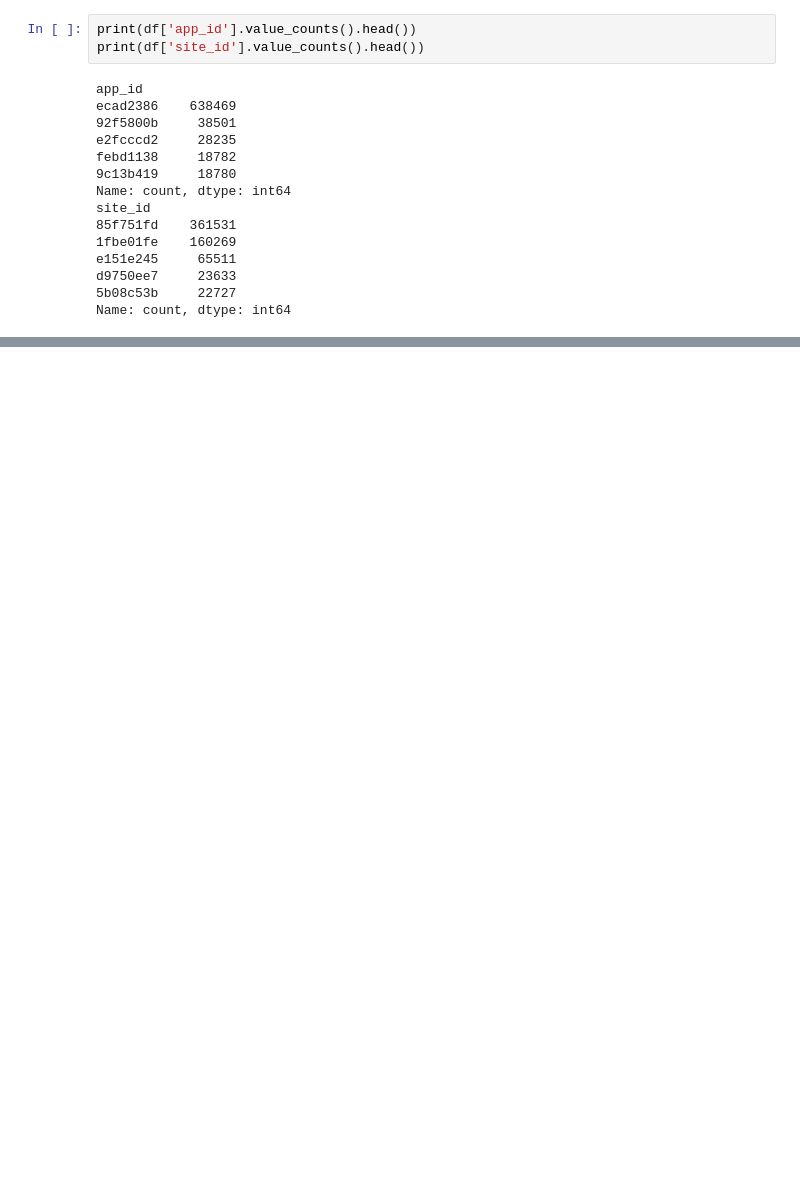
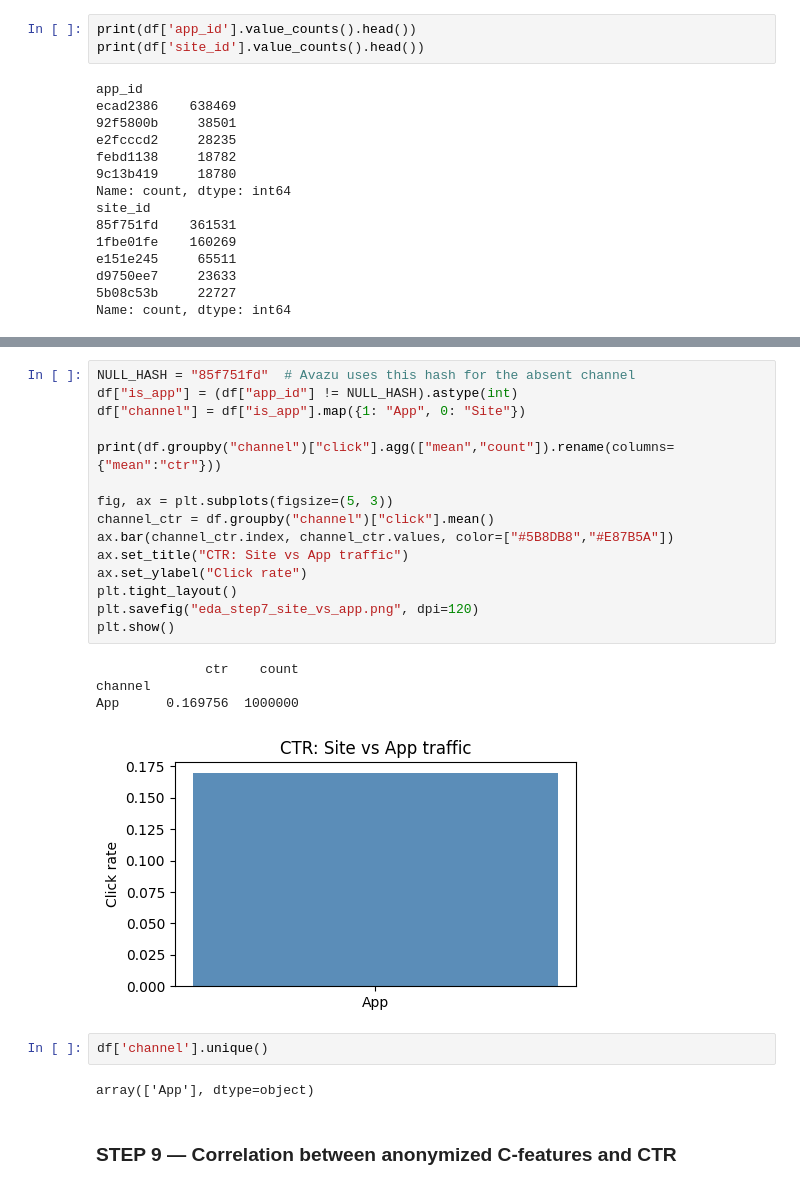
Before and after one commit to srinijamadireddy19/Click-Through-Rate-Prediction, a Jupyter notebook: ctr-prediction.ipynb, the cells around one changed output, grey strips where cells are left out. Cells and saved outputs as stored; diff of their text form; blank space fills up the shorter version.

```diff
--- a/ctr-prediction.ipynb
+++ b/ctr-prediction.ipynb
@@ -329,0 +328,26 @@ df.head()
+# %%
+NULL_HASH = "85f751fd"  # Avazu uses this hash for the absent channel
+df["is_app"] = (df["app_id"] != NULL_HASH).astype(int)
+df["channel"] = df["is_app"].map({1: "App", 0: "Site"})
+
+print(df.groupby("channel")["click"].agg(["mean","count"]).rename(columns={"mean":"ctr"}))
+
+fig, ax = plt.subplots(figsize=(5, 3))
+channel_ctr = df.groupby("channel")["click"].mean()
+ax.bar(channel_ctr.index, channel_ctr.values, color=["#5B8DB8","#E87B5A"])
+ax.set_title("CTR: Site vs App traffic")
+ax.set_ylabel("Click rate")
+plt.tight_layout()
+plt.savefig("eda_step7_site_vs_app.png", dpi=120)
+plt.show()
+# %% [output]
+              ctr    count
+channel
+App      0.169756  1000000
+[figure, added]
+# %%
+df['channel'].unique()
+# %% [output]
+array(['App'], dtype=object)
+# %% [markdown]
+### STEP 9 — Correlation between anonymized C-features and CTR
```
Also changed, not shown: parts of 9 cells of this notebook.
